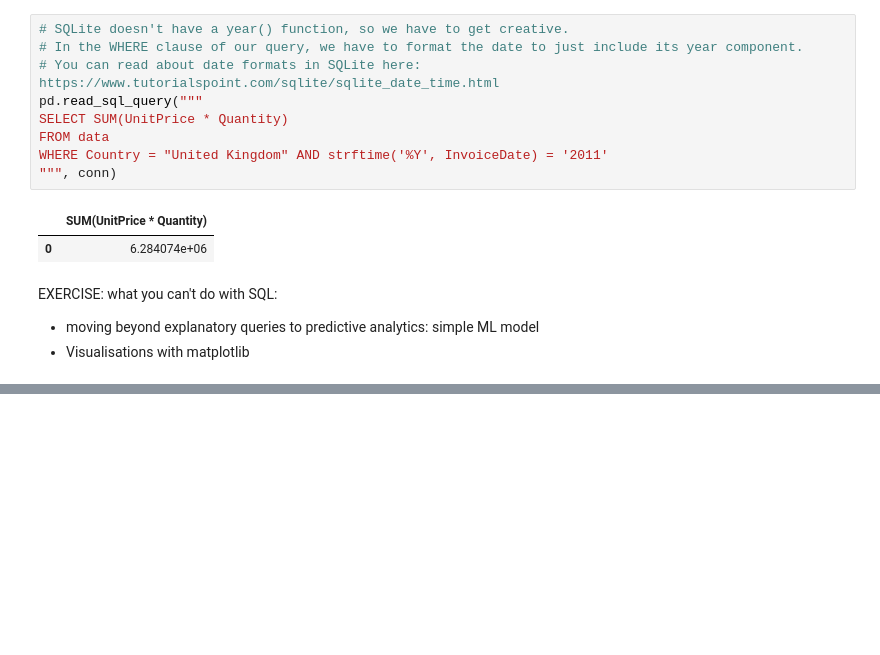
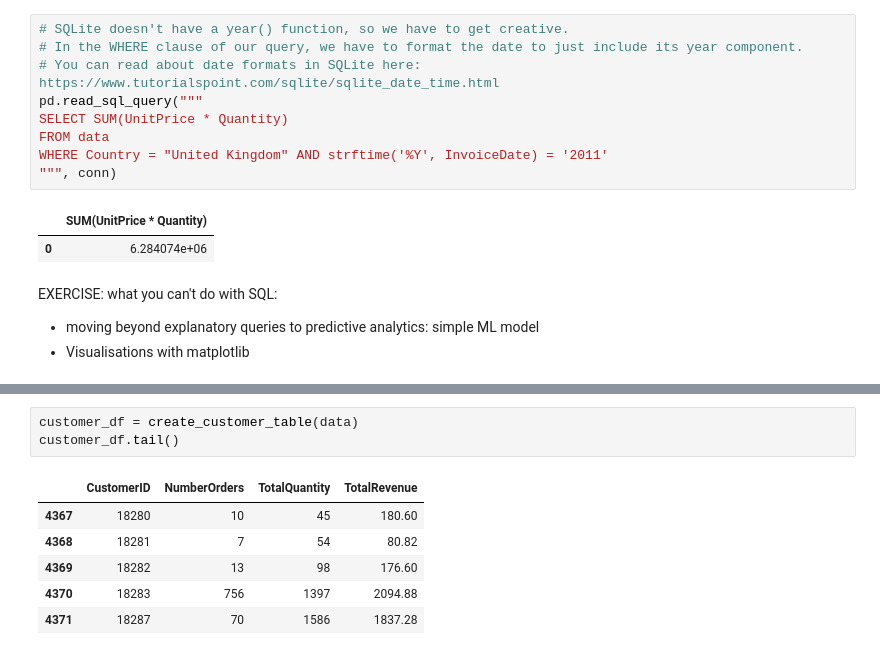
Before and after one commit to rachelkberryman/From_SQL_to_Python, a Jupyter notebook: From SQL to Python - Practice for Making the Switch.ipynb, the cells around one changed output, grey strips where cells are left out. Saved outputs shown, nothing was run; the diff lists cells and outputs as text; blank space fills up the shorter version.

```diff
--- a/From SQL to Python - Practice for Making the Switch.ipynb
+++ b/From SQL to Python - Practice for Making the Switch.ipynb
@@ -195,0 +207,10 @@ EXERCISE: what you can't do with SQL:
+# %%
+customer_df = create_customer_table(data)
+customer_df.tail()
+# %% [output]
+|  | CustomerID | NumberOrders | TotalQuantity | TotalRevenue |
+| 4367 | 18280 | 10 | 45 | 180.60 |
+| 4368 | 18281 | 7 | 54 | 80.82 |
+| 4369 | 18282 | 13 | 98 | 176.60 |
+| 4370 | 18283 | 756 | 1397 | 2094.88 |
+| 4371 | 18287 | 70 | 1586 | 1837.28 |
```
Also changed, not shown: parts of 21 cells of this notebook.
